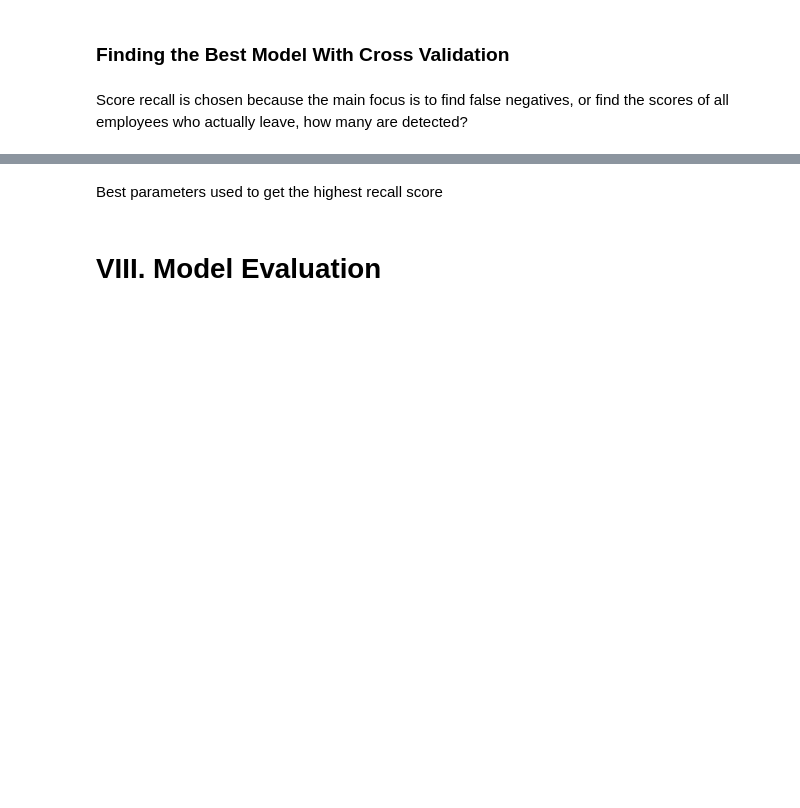
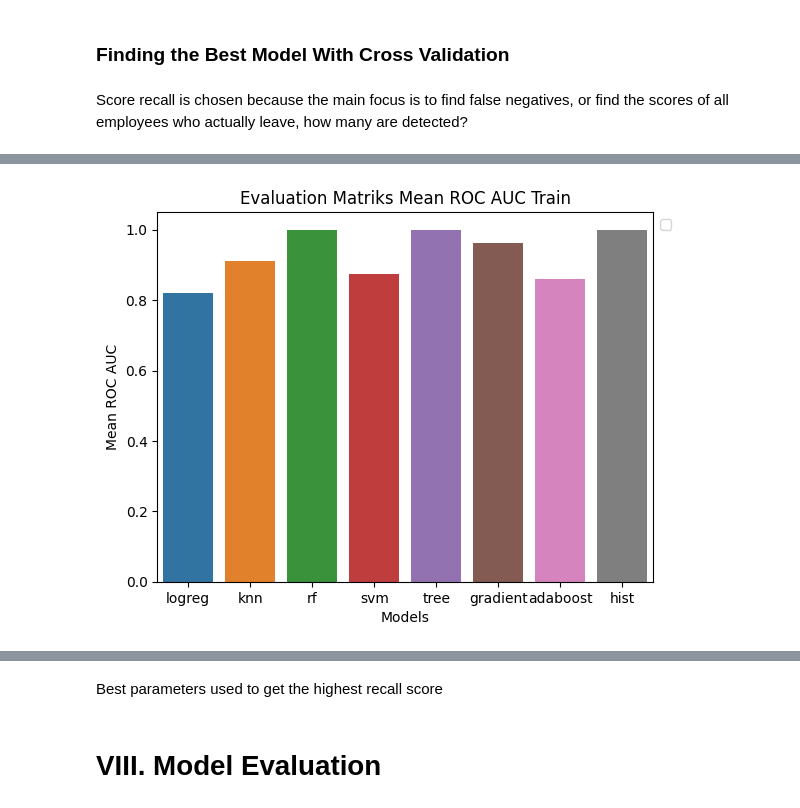
Before and after one commit to ifananwar/Predicting-Employee-Attrition, a Jupyter notebook: notebook.ipynb, the cells around one changed output, grey strips where cells are left out. Cells and saved outputs as stored; diff of their text form; code cells hidden in the pictures; blank space fills up the shorter version.

```diff
--- a/notebook.ipynb
+++ b/notebook.ipynb
@@ -732,6 +770,9 @@ Uncorrelated feature selection that is maintained
 # %%
 # Remove unused column features
 numerical_column.remove('MonthlyRate')
+numerical_column.remove('YearsInCurrentRole')
+numerical_column.remove('YearsSinceLastPromotion')
+numerical_column.remove('YearsWithCurrManager')
 numerical_column.remove('HourlyRate')
 ordinal_column.remove('PerformanceRating')
 
@@ -826,10 +1008,15 @@ onehot_encoder = OneHotEncoder(handle_unknown='ignore')
 ## Transformer
 # %% [markdown]
 Transformer or preprocessing process is useful for storing scaler methods, encoding, or other methods that change data types. For model selection, the outlier handle will be outside the transformer because it is done manually for deeper analysis.
+# %%
+numerical_pipeline = ImbPipeline([
+    ('skew', SkewTransformer()),
+    ('scaler', scale)
+])
 # %%
 # Transform
 preproses = ColumnTransformer(transformers=[
-    ('scaler', scale, numerical_column),
+    ('num', numerical_pipeline, numerical_column),
     ('ordinal', ordinal_encoder, ordinal_column),
     ('onehot', onehot_encoder, onehot_column)
 ], remainder='drop')
@@ -935,0 +1128,10 @@ plt.show()
+# %%
+# Creating a barplot visualization
+sns.barplot(data=df_results, x=df_results.index , y='train_rocauc_mean', hue=df_results.index)
+plt.title('Evaluation Matriks Mean ROC AUC Train')
+plt.legend(loc='upper left', bbox_to_anchor=(1, 1))
+plt.xlabel('Models')
+plt.ylabel('Mean ROC AUC')
+plt.show()
+# %% [output]
+[figure, added]
```
Also changed, not shown: parts of 65 cells of this notebook, 2 other files.
